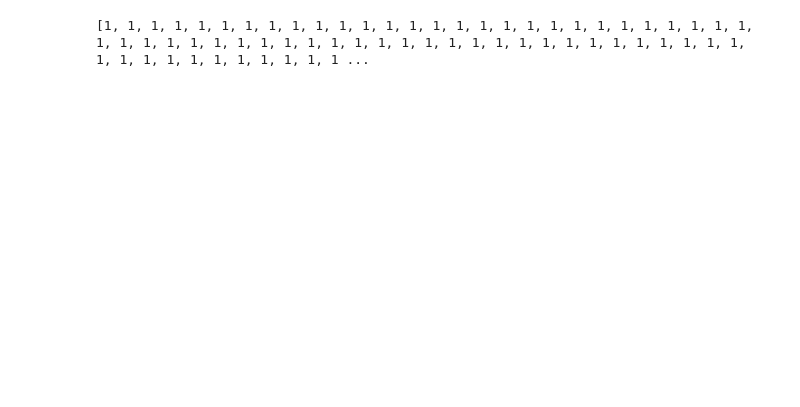
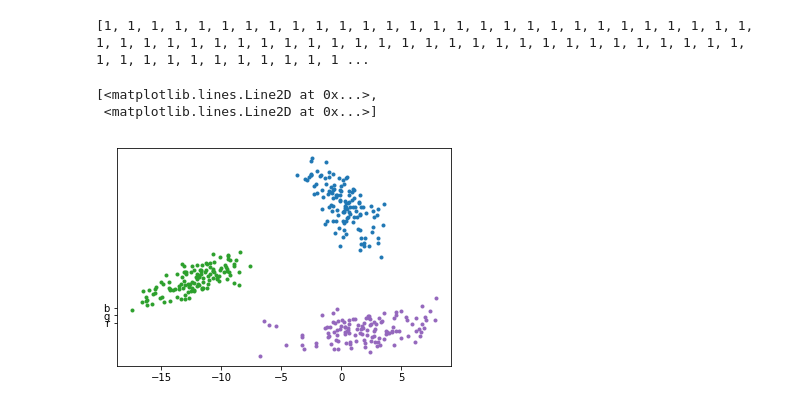
Before and after one commit to SerChirag/PR, a Jupyter notebook: main.ipynb, the cells around one changed output. Drawn from its saved outputs; the diff is of its cells as text; code cells hidden in the pictures; blank space fills up the shorter version.

Commit message:
add plots

```diff
--- a/main.ipynb
+++ b/main.ipynb
@@ -160,3 +160,64 @@ def db():
 print db()
 # %% [output]
 [1, 1, 1, 1, 1, 1, 1, 1, 1, 1, 1, 1, 1, 1, 1, 1, 1, 1, 1, 1, 1, 1, 1, 1, 1, 1, 1, 1, 1, 1, 1, 1, 1, 1, 1, 1, 1, 1, 1, 1, 1, 1, 1, 1, 1, 1, 1, 1, 1, 1, 1, 1, 1, 1, 1, 1, 1, 1, 1, 1, 1, 1, 1, 1, 1, 1, 1 ...
+# %%
+%matplotlib inline
+
+import matplotlib
+import matplotlib.pyplot as plt
+# X=[1,2,3]
+# Y=[1,2,3]
+c={}
+c[1]='r'
+c[2]='g'
+c[3]='b'
+# X=[test_data[i][0] for i in range(0,len(test_data)) ]
+# Y=[test_data[i][1] for i in range(0,len(test_data)) ]
+# plt.plot(Y,X,'.')
+
+X=[]
+Y=[]
+for i in range(0,4):
+    vv=[]
+    v=[]
+    X.append(v)
+    Y.append(vv)
+
+def db():
+    ans=[]
+    for i in range(0,len(res1)):
+#         print res1[i],res2[i],res3[i]
+        val=1
+        temp=res1[i]
+        if(res2[i]>temp):
+            val=2
+            temp=res2[i]
+        if(res3[i]>temp):
+            val=3
+        ans.append(val)
+        X[val].append(test_data[i][0])
+        Y[val].append(test_data[i][1])
+#         print test_data[i][0],test_data[i][1]
+#         print X[val],Y[val]
+    return ans
+
+res = db()
+# print Y[1]
+# print X[1]
+plt.plot(Y[1],X[1],'.',c[1])
+plt.plot(Y[2],X[2],'.',c[2])
+plt.plot(Y[3],X[3],'.',c[3])
+# X=[test_data1[i][0] for i in range(0,len(test_data1)) ]
+# Y=[test_data1[i][1] for i in range(0,len(test_data1)) ]
+# # print Y
+# plt.plot(Y,X,'.')
+# X=[test_data2[i][0] for i in range(0,len(test_data2)) ]
+# Y=[test_data2[i][1] for i in range(0,len(test_data2)) ]
+# plt.plot(Y,X,'.','r')
+# X=[test_data3[i][0] for i in range(0,len(test_data3)) ]
+# Y=[test_data3[i][1] for i in range(0,len(test_data3)) ]
+# plt.plot(Y,X,'.','g')
+# %% [output]
+[<matplotlib.lines.Line2D at 0x...>,
+ <matplotlib.lines.Line2D at 0x...>]
+[figure, added]
```
Also changed, not shown: parts of 7 cells of this notebook, 1 other file.
